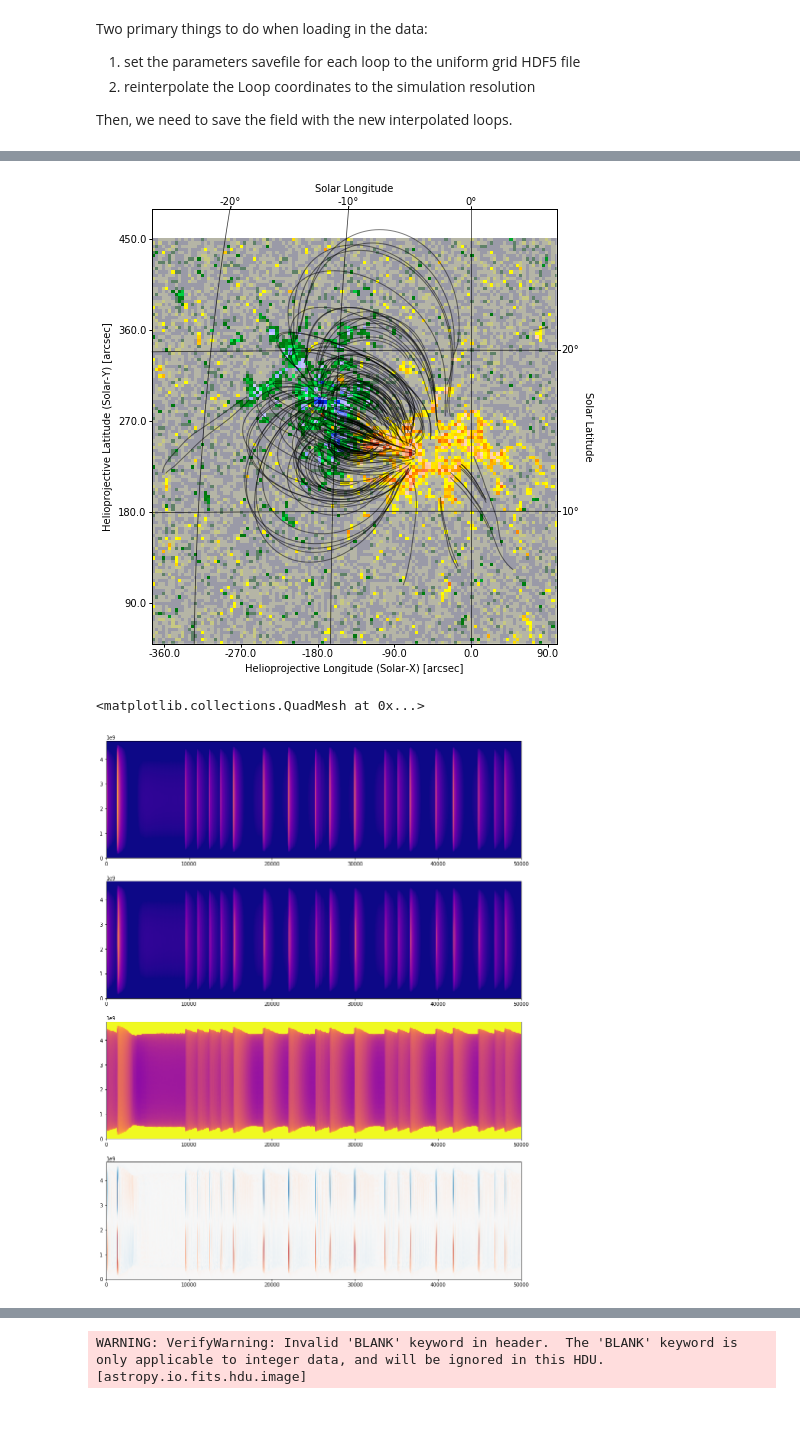
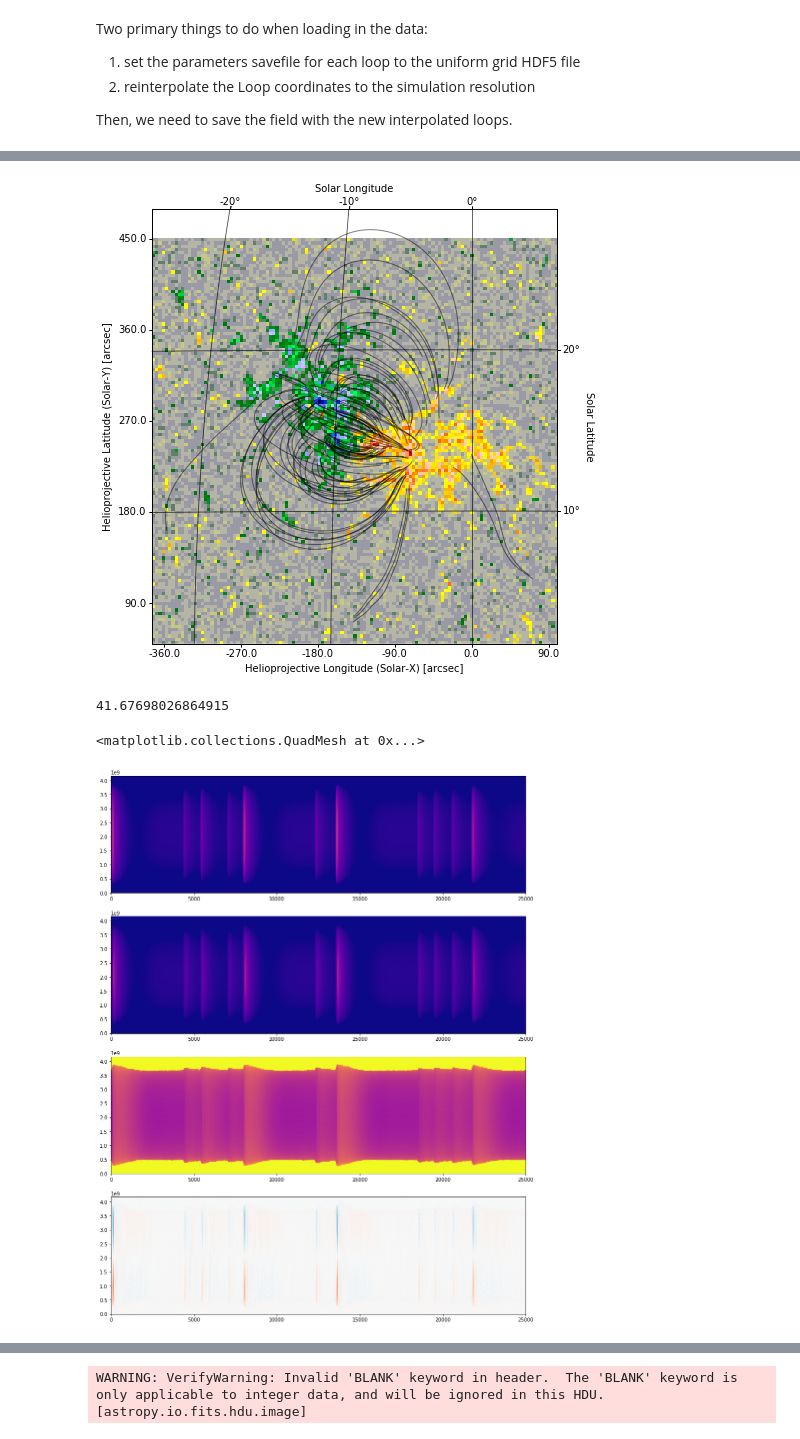
Before and after one commit to wtbarnes/hi_c_simulation, a Jupyter notebook: loop_hydrodynamics.ipynb, the cells around one changed output, grey strips where cells are left out. Drawn from its saved outputs; the diff is of its cells as text; code cells hidden in the pictures.

```diff
--- a/loop_hydrodynamics.ipynb
+++ b/loop_hydrodynamics.ipynb
@@ -99,28 +90,28 @@ spline with fp=s has been reached. Probable cause: s too small.
 # %%
-active_region.peek(line_frequency=5)
+active_region.peek(line_frequency=20)
 # %% [output]
-[figure, old version]
+[figure, new version]
+# %%
+active_region.loops[0].full_length.to(u.Mm).value
+# %% [output]
+41.67698026864915
 # %%
 plt.figure(figsize=(15,20))
 plt.subplot(411)
-smesh,tmesh = np.meshgrid(active_region.loops[100].field_aligned_coordinate.value,
-                          active_region.loops[100].time.value,)
-plt.pcolormesh(tmesh,smesh,active_region.loops[100].electron_temperature,
+smesh,tmesh = np.meshgrid(active_region.loops[0].field_aligned_coordinate.value,
+                          active_region.loops[0].time.value,)
+plt.pcolormesh(tmesh,smesh,active_region.loops[0].electron_temperature,
                cmap='plasma',vmin=1e6,vmax=1e7)
-#plt.xlim(3.1e4,3.3e4)
 plt.subplot(412)
-plt.pcolormesh(tmesh,smesh,active_region.loops[100].ion_temperature,
+plt.pcolormesh(tmesh,smesh,active_region.loops[0].ion_temperature,
                cmap='plasma',vmin=1e6,vmax=1e7)
-#plt.xlim(3.1e4,3.3e4)
 plt.subplot(413)
-plt.pcolormesh(tmesh,smesh,active_region.loops[100].density,
+plt.pcolormesh(tmesh,smesh,active_region.loops[0].density,
                cmap='plasma',norm=matplotlib.colors.LogNorm(vmin=1e8,vmax=1e11))
-#plt.xlim(3.1e4,3.3e4)
 plt.subplot(414)
-plt.pcolormesh(tmesh,smesh,active_region.loops[100].velocity,
+plt.pcolormesh(tmesh,smesh,active_region.loops[0].velocity,
                cmap='RdBu_r',vmin=-2e7,vmax=2e7)
-#plt.xlim(3.1e4,3.3e4)
 # %% [output]
 <matplotlib.collections.QuadMesh at 0x...>
-[figure, old version]
+[figure, new version]
 # %%
```
Also changed, not shown: parts of 3 cells of this notebook, 3 other files.
